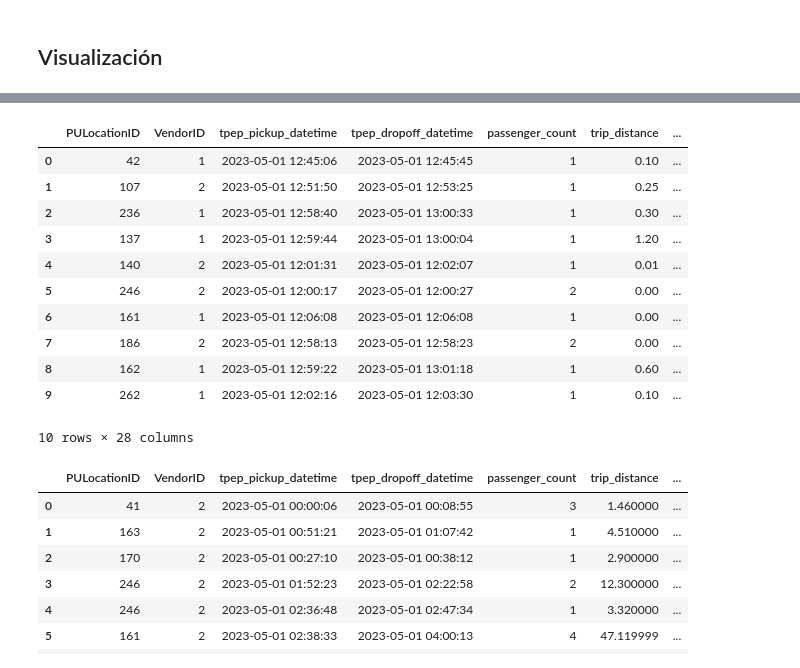
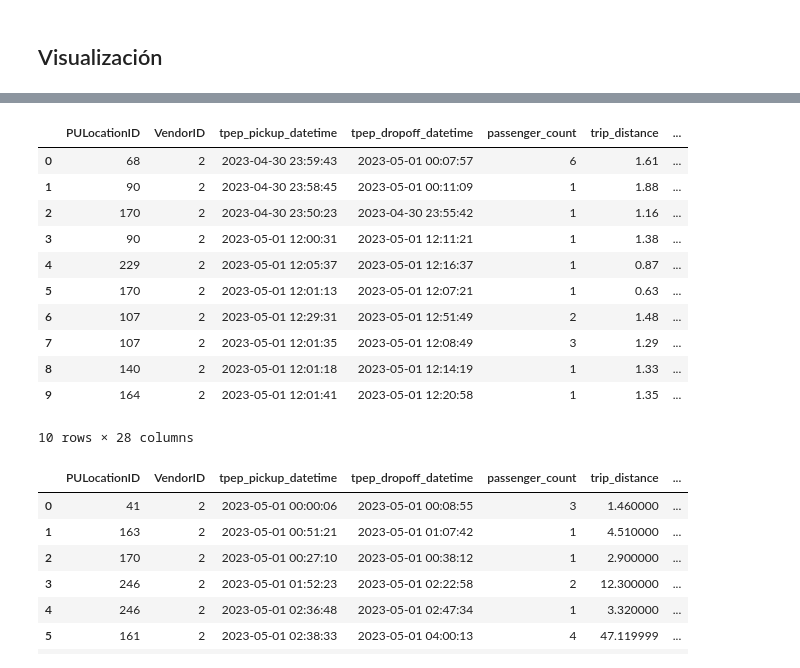
Before and after one commit to ArielAlvarezWAI87/BigData, a Jupyter notebook: notebooks/2_0_e8_NYC_Yellow_Taxi_DB.ipynb, the cells around one changed output, grey strips where cells are left out. Drawn from its saved outputs; the diff is of its cells as text; code cells hidden in the pictures.

```diff
--- a/notebooks/2_0_e8_NYC_Yellow_Taxi_DB.ipynb
+++ b/notebooks/2_0_e8_NYC_Yellow_Taxi_DB.ipynb
@@ -236,9 +236,9 @@ df_partitioned = (
       .filter(F.col("pickup_borough") == "Manhattan")
 
       .withColumn(
-          "trip_duration_bucket",
-          F.when(F.col("trip_duration_minutes") <= 2, "corto")
-          .when(F.col("trip_duration_minutes") <= 10, "medio")
+          "trip_distance_bucket",
+          F.when(F.col("trip_distance") <= 2, "corto")
+          .when(F.col("trip_distance") <= 10, "medio")
           .otherwise("largo")
       )
 
@@ -301,27 +301,27 @@ partition_stats.show()
 # %%
 #@title Muestra de viajes cortos en la segunda mitad del día
 sample_second_half_short = (
     df_partitioned
     .filter(
         (F.col("pickup_hour_bucket") == "segunda_mitad_dia") &
-        (F.col("trip_duration_bucket") == "corto")
+        (F.col("trip_distance_bucket") == "corto")
     )
     .limit(1000)
 )
 
 sample_second_half_short.limit(10).toPandas()
 # %% [output]
 |  | PULocationID | VendorID | tpep_pickup_datetime | tpep_dropoff_datetime | passenger_count | trip_distance | ... |
-| 0 | 42 | 1 | 2023-05-01 12:45:06 | 2023-05-01 12:45:45 | 1 | 0.10 | ... |
-| 1 | 107 | 2 | 2023-05-01 12:51:50 | 2023-05-01 12:53:25 | 1 | 0.25 | ... |
-| 2 | 236 | 1 | 2023-05-01 12:58:40 | 2023-05-01 13:00:33 | 1 | 0.30 | ... |
-| 3 | 137 | 1 | 2023-05-01 12:59:44 | 2023-05-01 13:00:04 | 1 | 1.20 | ... |
-| 4 | 140 | 2 | 2023-05-01 12:01:31 | 2023-05-01 12:02:07 | 1 | 0.01 | ... |
-| 5 | 246 | 2 | 2023-05-01 12:00:17 | 2023-05-01 12:00:27 | 2 | 0.00 | ... |
-| 6 | 161 | 1 | 2023-05-01 12:06:08 | 2023-05-01 12:06:08 | 1 | 0.00 | ... |
-| 7 | 186 | 2 | 2023-05-01 12:58:13 | 2023-05-01 12:58:23 | 2 | 0.00 | ... |
-| 8 | 162 | 1 | 2023-05-01 12:59:22 | 2023-05-01 13:01:18 | 1 | 0.60 | ... |
-| 9 | 262 | 1 | 2023-05-01 12:02:16 | 2023-05-01 12:03:30 | 1 | 0.10 | ... |
+| 0 | 68 | 2 | 2023-04-30 23:59:43 | 2023-05-01 00:07:57 | 6 | 1.61 | ... |
+| 1 | 90 | 2 | 2023-04-30 23:58:45 | 2023-05-01 00:11:09 | 1 | 1.88 | ... |
+| 2 | 170 | 2 | 2023-04-30 23:50:23 | 2023-04-30 23:55:42 | 1 | 1.16 | ... |
+| 3 | 90 | 2 | 2023-05-01 12:00:31 | 2023-05-01 12:11:21 | 1 | 1.38 | ... |
+| 4 | 229 | 2 | 2023-05-01 12:05:37 | 2023-05-01 12:16:37 | 1 | 0.87 | ... |
+| 5 | 170 | 2 | 2023-05-01 12:01:13 | 2023-05-01 12:07:21 | 1 | 0.63 | ... |
+| 6 | 107 | 2 | 2023-05-01 12:29:31 | 2023-05-01 12:51:49 | 2 | 1.48 | ... |
+| 7 | 107 | 2 | 2023-05-01 12:01:35 | 2023-05-01 12:08:49 | 3 | 1.29 | ... |
+| 8 | 140 | 2 | 2023-05-01 12:01:18 | 2023-05-01 12:14:19 | 1 | 1.33 | ... |
+| 9 | 164 | 2 | 2023-05-01 12:01:41 | 2023-05-01 12:20:58 | 1 | 1.35 | ... |
 10 rows × 28 columns
 # %%
 #@title Selección de muestra proporcional por partición
```
Also changed, not shown: parts of 5 cells of this notebook.
